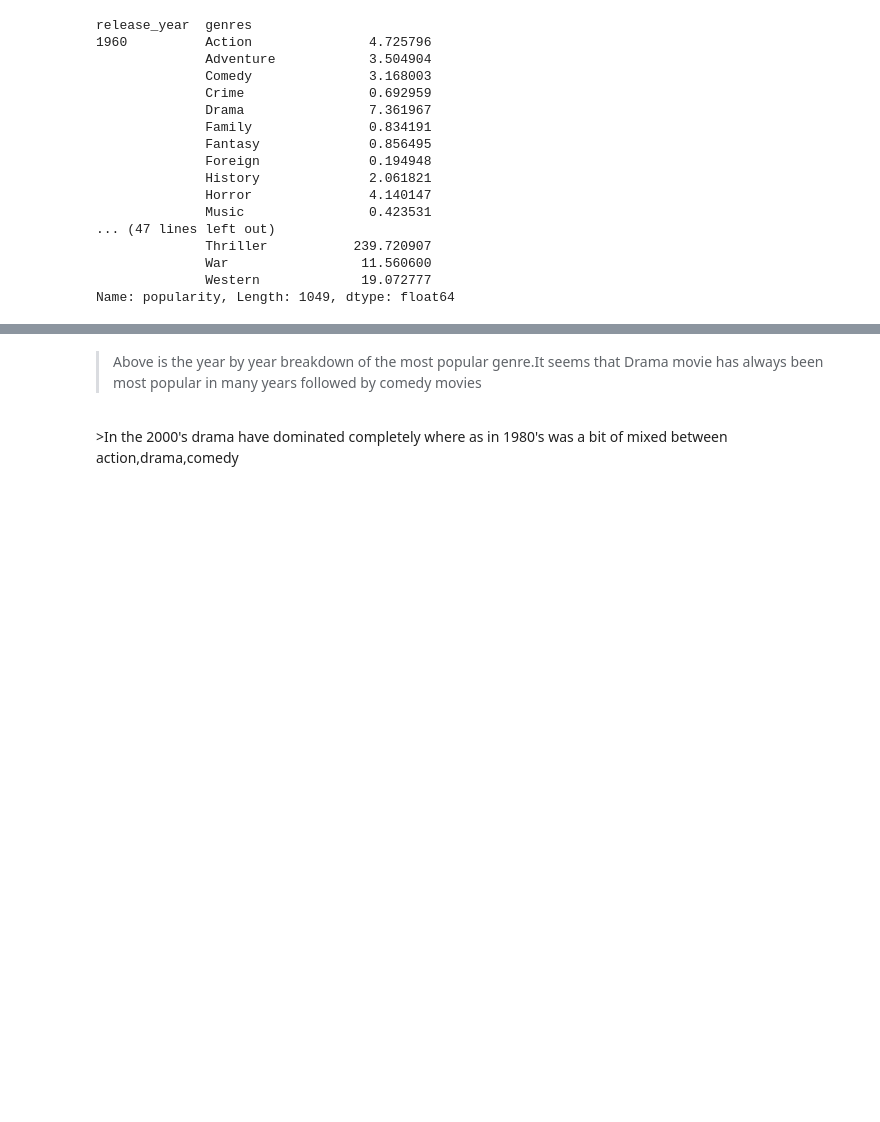
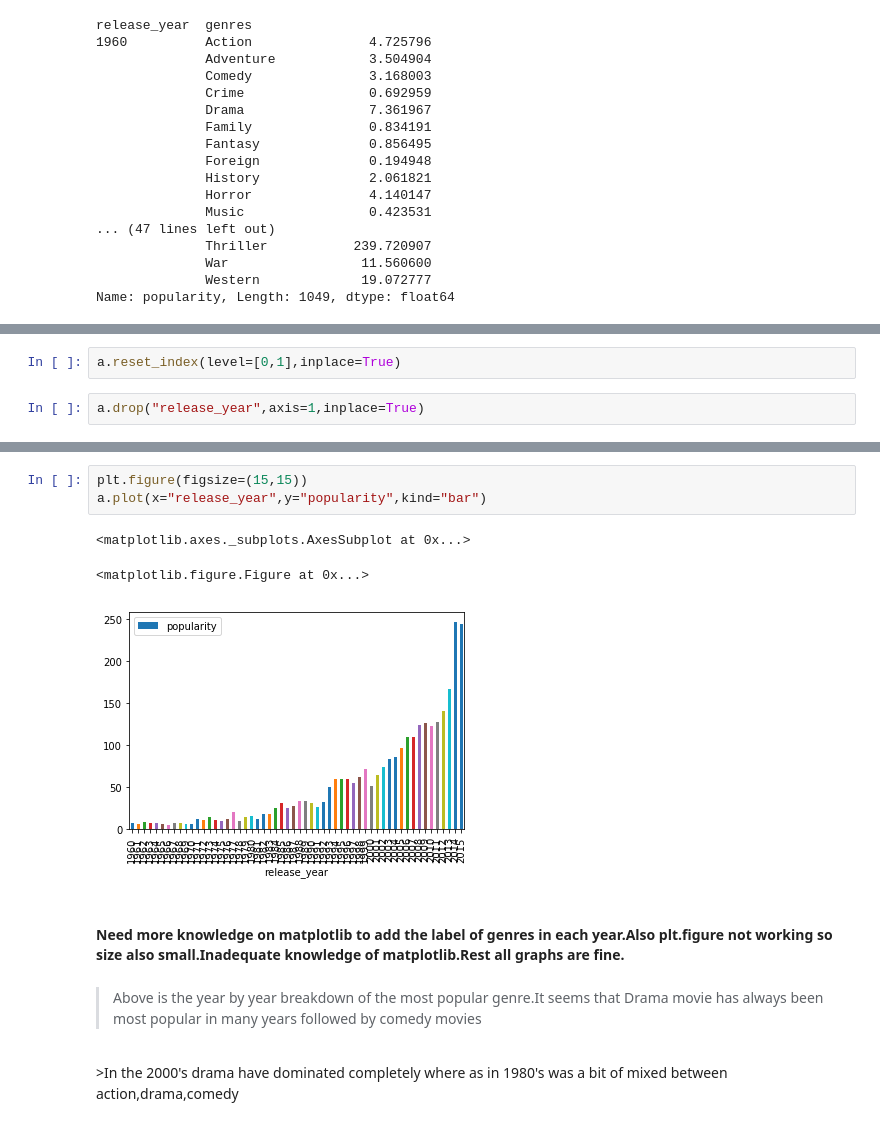
Before and after one commit to ishan6899/InvestigateADataset, a Jupyter notebook: Investigate_a_Dataset.ipynb, the cells around one changed output, grey strips where cells are left out. Saved outputs shown, nothing was run; the diff lists cells and outputs as text; blank space fills up the shorter version.

```diff
--- a/Investigate_a_Dataset.ipynb
+++ b/Investigate_a_Dataset.ipynb
@@ -294,0 +276,4 @@ a
+# %%
+a.reset_index(level=[0,1],inplace=True)
+# %%
+a.drop("release_year",axis=1,inplace=True)
@@ -295,3 +300,12 @@ a
+# %%
+plt.figure(figsize=(15,15))
+a.plot(x="release_year",y="popularity",kind="bar")
+# %% [output]
+<matplotlib.axes._subplots.AxesSubplot at 0x...>
+<matplotlib.figure.Figure at 0x...>
+[figure, added]
+# %% [markdown]
+#### Need more knowledge on matplotlib to add the label of genres in each year.Also plt.figure not working so size also small.Inadequate knowledge of matplotlib.Rest all graphs are fine.
 # %% [markdown]
 >Above is the year by year breakdown of the most popular genre.It seems that Drama movie has always been most popular in many years followed by comedy movies
 <br>
```
Also changed, not shown: parts of 32 cells of this notebook.
